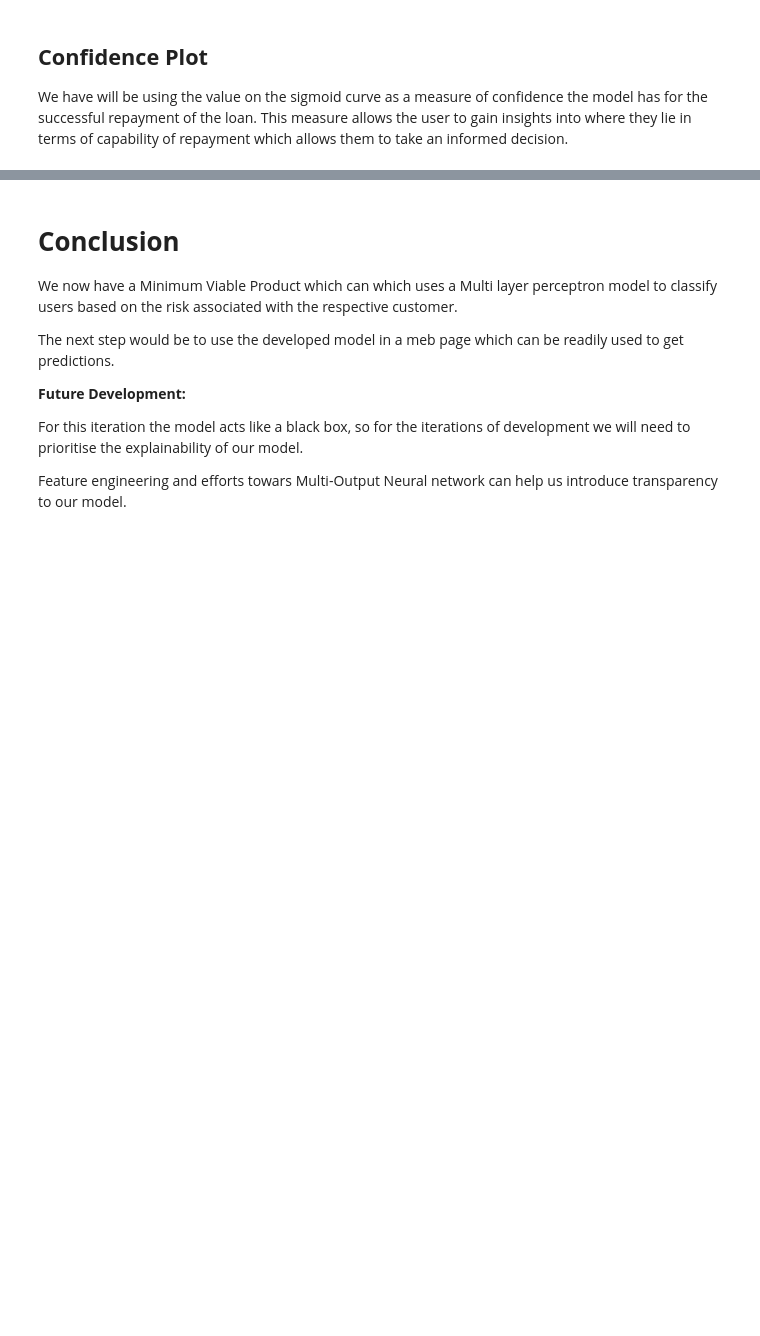
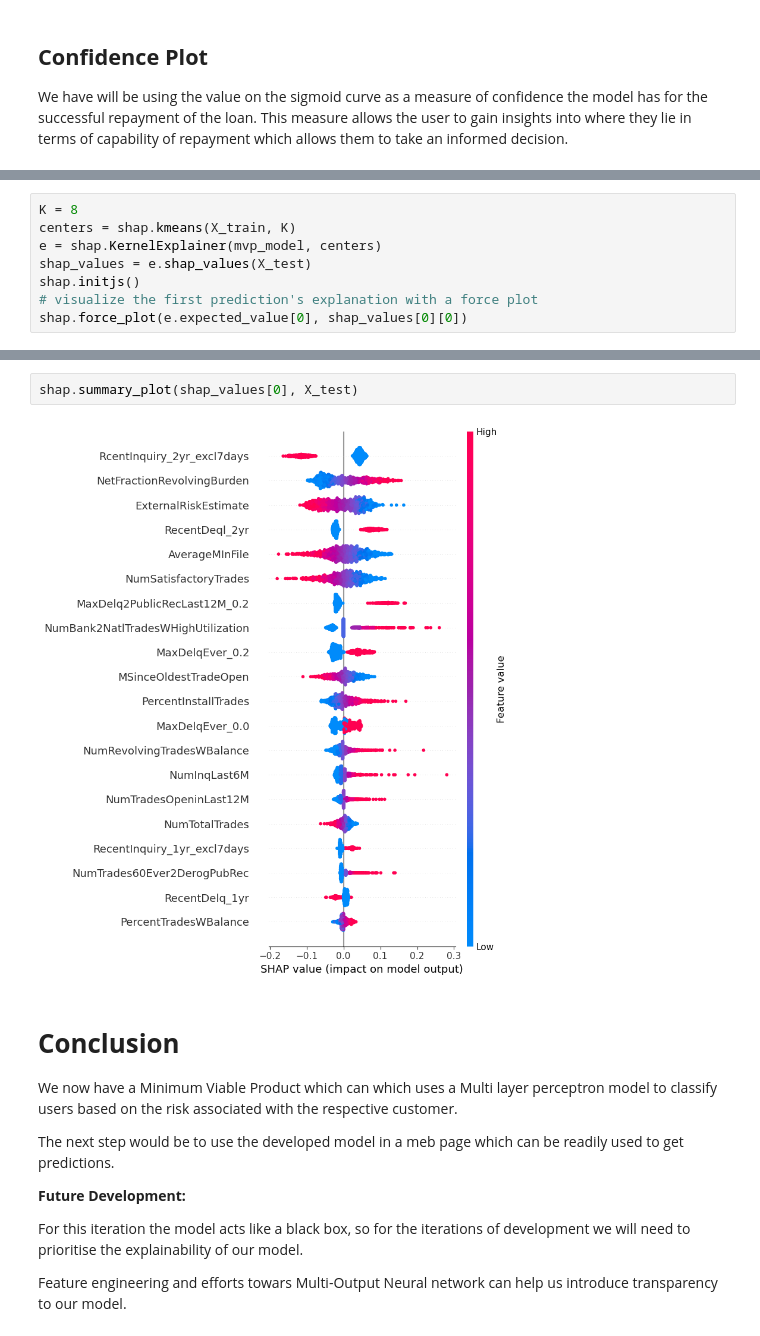
Before and after one commit to Git-With-Chris/RiskPredict, a Jupyter notebook: MVP/Min_Viable_Prod.ipynb, the cells around one changed output, grey strips where cells are left out. Cells and saved outputs as stored; diff of their text form; blank space fills up the shorter version.

```diff
--- a/MVP/Min_Viable_Prod.ipynb
+++ b/MVP/Min_Viable_Prod.ipynb
@@ -382,0 +407,8 @@ plt.show()
+# %%
+K = 8
+centers = shap.kmeans(X_train, K)
+e = shap.KernelExplainer(mvp_model, centers)
+shap_values = e.shap_values(X_test)
+shap.initjs()
+# visualize the first prediction's explanation with a force plot
+shap.force_plot(e.expected_value[0], shap_values[0][0])
@@ -383,3 +418,7 @@ plt.show()
+# %%
+shap.summary_plot(shap_values[0], X_test)
+# %% [output]
+[figure, added]
 # %% [markdown]
 # **Conclusion**
 
```
Also changed, not shown: parts of 12 cells of this notebook.
